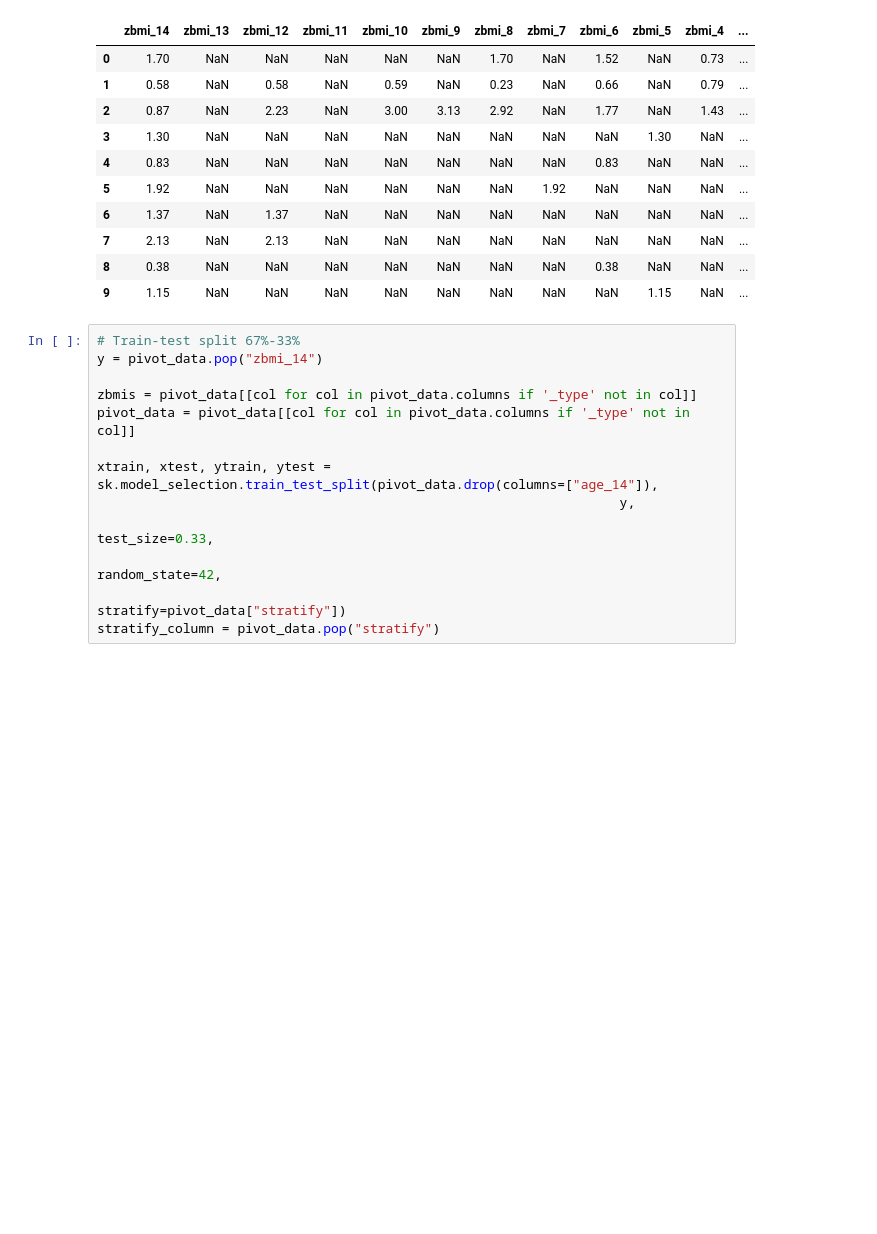
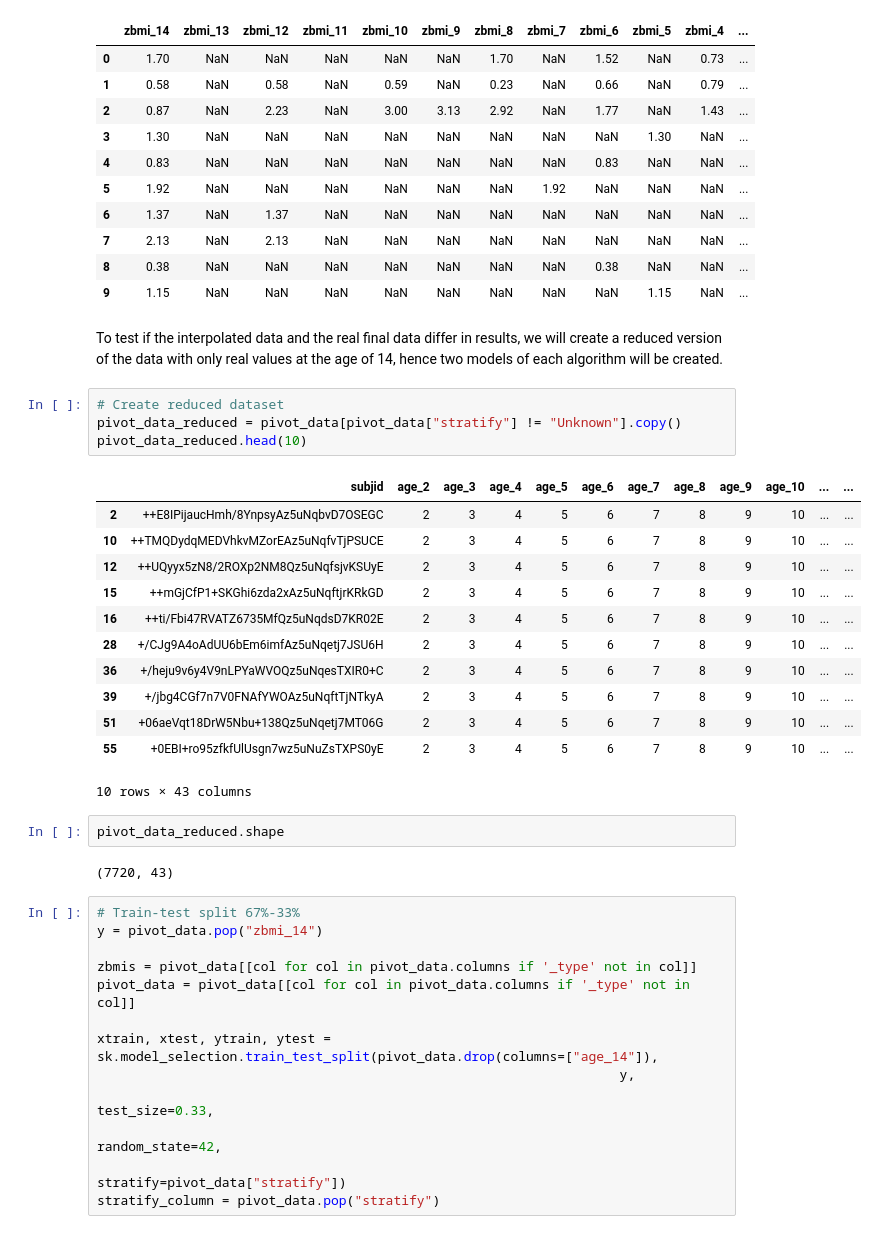
Before and after one commit to Marc-CC/Teen-Obesity-predictor-App, a Jupyter notebook: ML_models_tfm.ipynb, the cells around one changed output. Drawn from its saved outputs; the diff is of its cells as text; blank space fills up the shorter version.

```diff
--- a/ML_models_tfm.ipynb
+++ b/ML_models_tfm.ipynb
@@ -318,6 +320,29 @@ pivot_data[zbmi_cols].head(10)
 | 7 | 2.13 | NaN | 2.13 | NaN | NaN | NaN | NaN | NaN | NaN | NaN | NaN | ... |
 | 8 | 0.38 | NaN | NaN | NaN | NaN | NaN | NaN | NaN | 0.38 | NaN | NaN | ... |
 | 9 | 1.15 | NaN | NaN | NaN | NaN | NaN | NaN | NaN | NaN | 1.15 | NaN | ... |
+# %% [markdown]
+To test if the interpolated data and the real final data differ in results, we will create a reduced version of the data with only real values at the age of 14, hence two models of each algorithm will be created.
+# %%
+# Create reduced dataset
+pivot_data_reduced = pivot_data[pivot_data["stratify"] != "Unknown"].copy()
+pivot_data_reduced.head(10)
+# %% [output]
+|  | subjid | age_2 | age_3 | age_4 | age_5 | age_6 | age_7 | age_8 | age_9 | age_10 | ... | ... |
+| 2 | ++E8IPijaucHmh/8YnpsyAz5uNqbvD7OSEGC | 2 | 3 | 4 | 5 | 6 | 7 | 8 | 9 | 10 | ... | ... |
+| 10 | ++TMQDydqMEDVhkvMZorEAz5uNqfvTjPSUCE | 2 | 3 | 4 | 5 | 6 | 7 | 8 | 9 | 10 | ... | ... |
+| 12 | ++UQyyx5zN8/2ROXp2NM8Qz5uNqfsjvKSUyE | 2 | 3 | 4 | 5 | 6 | 7 | 8 | 9 | 10 | ... | ... |
+| 15 | ++mGjCfP1+SKGhi6zda2xAz5uNqftjrKRkGD | 2 | 3 | 4 | 5 | 6 | 7 | 8 | 9 | 10 | ... | ... |
+| 16 | ++ti/Fbi47RVATZ6735MfQz5uNqdsD7KR02E | 2 | 3 | 4 | 5 | 6 | 7 | 8 | 9 | 10 | ... | ... |
+| 28 | +/CJg9A4oAdUU6bEm6imfAz5uNqetj7JSU6H | 2 | 3 | 4 | 5 | 6 | 7 | 8 | 9 | 10 | ... | ... |
+| 36 | +/heju9v6y4V9nLPYaWVOQz5uNqesTXIR0+C | 2 | 3 | 4 | 5 | 6 | 7 | 8 | 9 | 10 | ... | ... |
+| 39 | +/jbg4CGf7n7V0FNAfYWOAz5uNqftTjNTkyA | 2 | 3 | 4 | 5 | 6 | 7 | 8 | 9 | 10 | ... | ... |
+| 51 | +06aeVqt18DrW5Nbu+138Qz5uNqetj7MT06G | 2 | 3 | 4 | 5 | 6 | 7 | 8 | 9 | 10 | ... | ... |
+| 55 | +0EBI+ro95zfkfUlUsgn7wz5uNuZsTXPS0yE | 2 | 3 | 4 | 5 | 6 | 7 | 8 | 9 | 10 | ... | ... |
+10 rows × 43 columns
+# %%
+pivot_data_reduced.shape
+# %% [output]
+(7720, 43)
 # %%
 # Train-test split 67%-33%
 y = pivot_data.pop("zbmi_14")
```
Also changed, not shown: parts of 74 cells of this notebook, 1 other file.
